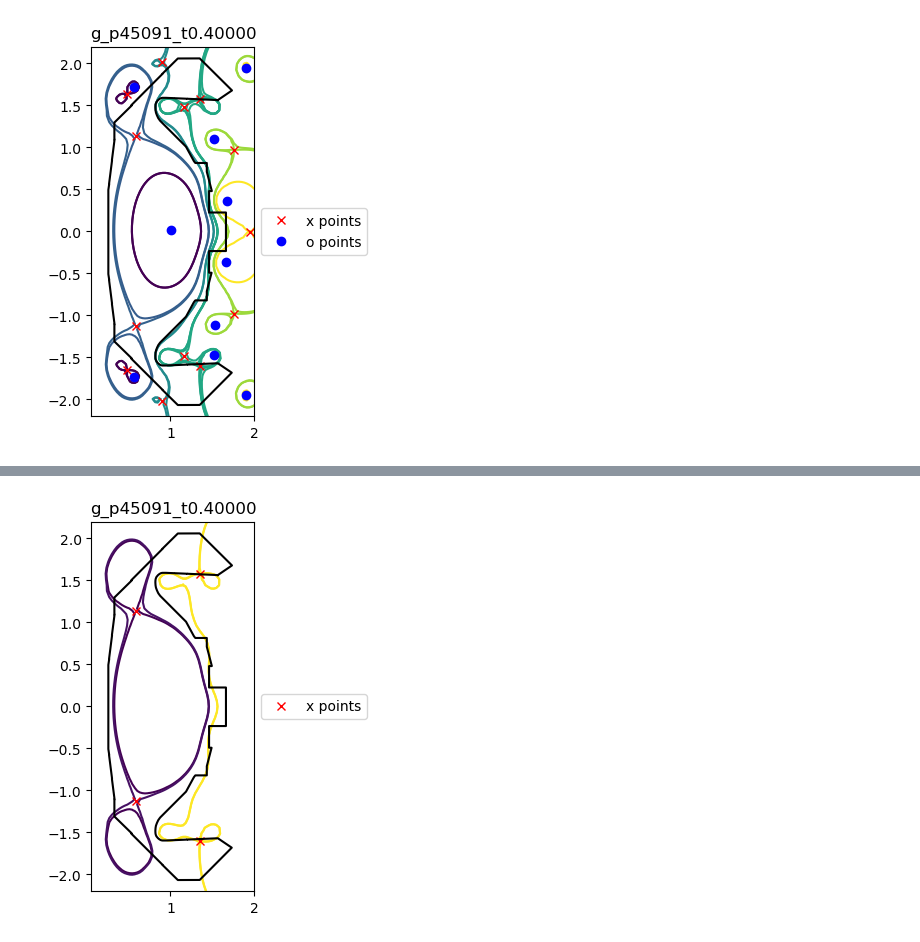
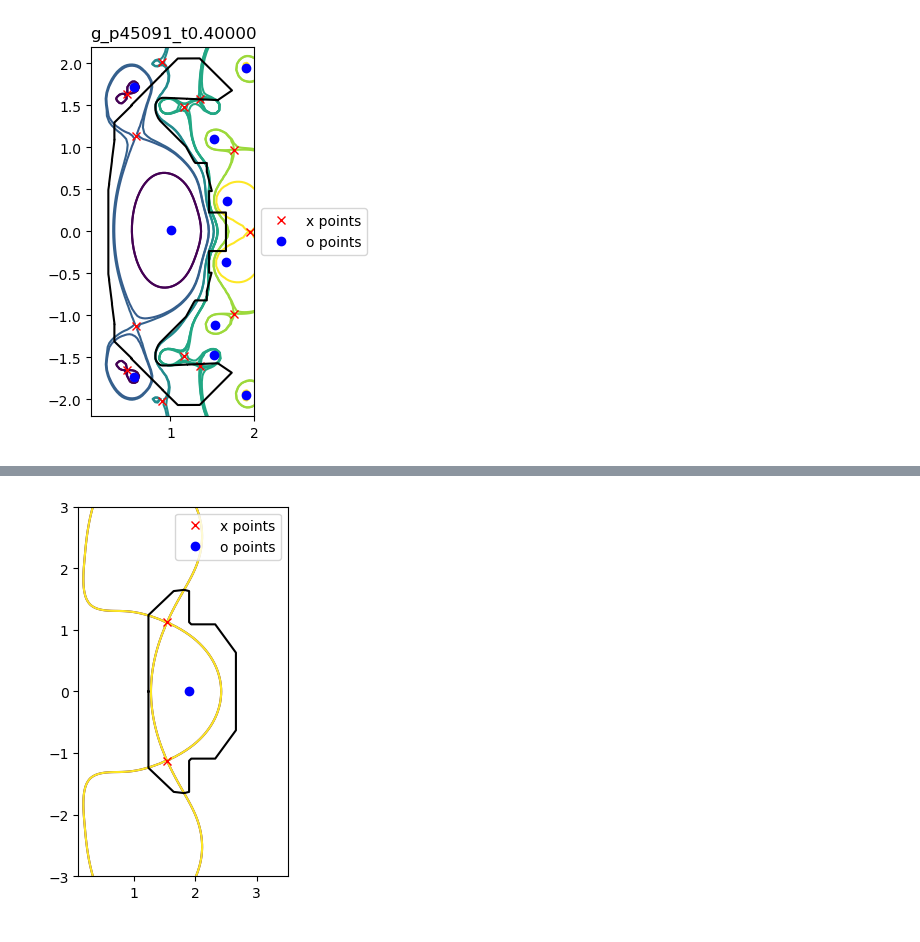
Before and after one commit to Fuad-HH/eqdsk2py, a Jupyter notebook: allCritPoints.ipynb, the cells around one changed output, grey strips where cells are left out. Saved outputs shown, nothing was run; the diff lists cells and outputs as text; code cells hidden in the pictures.

```diff
--- a/allCritPoints.ipynb
+++ b/allCritPoints.ipynb
@@ -6,9 +6,10 @@ import numpy as np
 # %%
 #filename = r"D:\Codes\AllSamples\N-g127975.00430\g127975.00430"
 #filename = r"D:\Codes\AllSamples\nstx_132588_00650_v2\g132588.00650"
-filename = r"C:\Users\fuadh\Downloads\1_g_p45091_t0.40000\g_p45091_t0.40000"
+#filename = r"C:\Users\fuadh\Downloads\1_g_p45091_t0.40000\g_p45091_t0.40000"
 #filename = r"D:\Codes\AllSamples\WEST_20230714\geqdsk_55799_3.5_301x301"
 #filename = "geqdsks/80MW_equilibrium.geqdsk"
+filename = r"C:\Users\fuadh\Downloads\geqdskV2-FreeGS-20200401"
 data = gedsk.read_gedsk(filename)
 psi = gedsk.get_psi(data)
 # %%
@@ -86,2 +75,4 @@ No wall points found: LIMITR tag not found in C:\Users\fuadh\Downloads\1_g_p4509
+# %%
+lims = data['rlim'], data['zlim']
 # %%
 fig, ax = gedsk.plot_sorted_points_with_contour_with_wall(psi, xx, yy, sorted_points, filename)
@@ -134,4 +125,4 @@ plt.show()
 [figure]
 # %%
 # get the sorted points for the separatrix curves using the wall information
-sorted_points_with_wall = gedsk.sort_critical_points(all_critical_points, spline, bounds, lims=(x,y))
+sorted_points_with_wall = gedsk.sort_critical_points(all_critical_points, spline, bounds, lims=lims)
@@ -138,7 +143,13 @@ sorted_points_with_wall = gedsk.sort_critical_points(all_critical_points, spline
 # %%
 fig, ax = plot_separatrix_curves(spline, sorted_points_with_wall, xx, yy, psi)
-ax.plot(x, y, 'k')
-ax.title.set_text("g_p45091_t0.40000")
+ax.plot(lims[0], lims[1], 'k')
+# plot the o point too
+o_points = sorted_points_with_wall['maximum'][0]
+ax.plot(o_points[0], o_points[1], 'bo', label='o points')
+#ax.title.set_text("g_p45091_t0.40000")
+ax.legend()
+# export the plot to a file with high resolution
+plt.savefig('download/usmanbhai_separatrix_curves_with_wall.png', dpi=300)
 plt.show()
 # %% [output]
-[figure, old version]
+[figure, new version]
```
Also changed, not shown: parts of 6 cells of this notebook, 3 other files.
